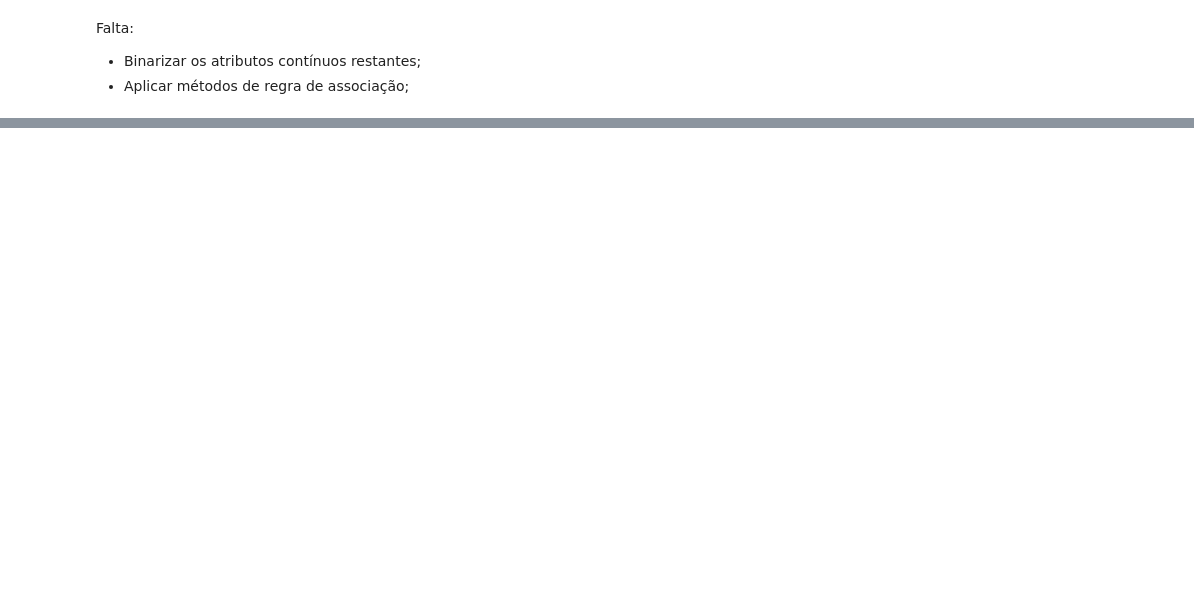
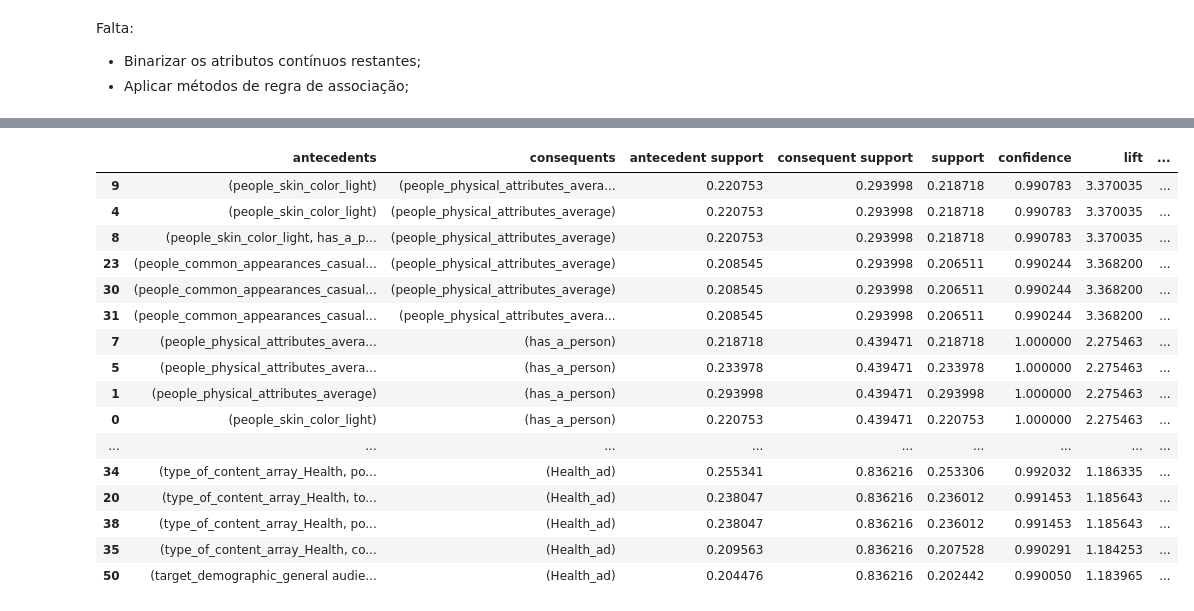
Before and after one commit to Patrick448/Data-Mining, a Jupyter notebook: 3-association-rules/association-rules.ipynb, the cells around one changed output, grey strips where cells are left out. Cells and saved outputs as stored; diff of their text form; code cells hidden in the pictures; blank space fills up the shorter version.

Commit message:
adiciona algoritmo inicial de regras de associação

```diff
--- a/3-association-rules/association-rules.ipynb
+++ b/3-association-rules/association-rules.ipynb
@@ -188,3 +190,5 @@ Falta:
 - Binarizar os atributos contínuos restantes;
 - Aplicar métodos de regra de associação;
 # %%
+for col in list_of_numeric_cols:
+    df[col] = df[col].apply(lambda x: True if x > 0 else False)
@@ -192,0 +211,5 @@ NameError: name 'followers' is not defined
+# %%
+from mlxtend.frequent_patterns import apriori
+
+itemsets = apriori(df, min_support=0.2, use_colnames=True)
+itemsets
@@ -192,0 +230,23 @@ NameError: name 'followers' is not defined
+# %%
+from mlxtend.frequent_patterns import association_rules
+
+regras = association_rules(itemsets, metric="confidence", min_threshold=0.99)
+regras.sort_values(by="lift", ascending=False)
+# %% [output]
+|  | antecedents | consequents | antecedent support | consequent support | support | confidence | lift | ... |
+| 9 | (people_skin_color_light) | (people_physical_attributes_avera... | 0.220753 | 0.293998 | 0.218718 | 0.990783 | 3.370035 | ... |
+| 4 | (people_skin_color_light) | (people_physical_attributes_average) | 0.220753 | 0.293998 | 0.218718 | 0.990783 | 3.370035 | ... |
+| 8 | (people_skin_color_light, has_a_p... | (people_physical_attributes_average) | 0.220753 | 0.293998 | 0.218718 | 0.990783 | 3.370035 | ... |
+| 23 | (people_common_appearances_casual... | (people_physical_attributes_average) | 0.208545 | 0.293998 | 0.206511 | 0.990244 | 3.368200 | ... |
+| 30 | (people_common_appearances_casual... | (people_physical_attributes_average) | 0.208545 | 0.293998 | 0.206511 | 0.990244 | 3.368200 | ... |
+| 31 | (people_common_appearances_casual... | (people_physical_attributes_avera... | 0.208545 | 0.293998 | 0.206511 | 0.990244 | 3.368200 | ... |
+| 7 | (people_physical_attributes_avera... | (has_a_person) | 0.218718 | 0.439471 | 0.218718 | 1.000000 | 2.275463 | ... |
+| 5 | (people_physical_attributes_avera... | (has_a_person) | 0.233978 | 0.439471 | 0.233978 | 1.000000 | 2.275463 | ... |
+| 1 | (people_physical_attributes_average) | (has_a_person) | 0.293998 | 0.439471 | 0.293998 | 1.000000 | 2.275463 | ... |
+| 0 | (people_skin_color_light) | (has_a_person) | 0.220753 | 0.439471 | 0.220753 | 1.000000 | 2.275463 | ... |
+| ... | ... | ... | ... | ... | ... | ... | ... | ... |
+| 34 | (type_of_content_array_Health, po... | (Health_ad) | 0.255341 | 0.836216 | 0.253306 | 0.992032 | 1.186335 | ... |
+| 20 | (type_of_content_array_Health, to... | (Health_ad) | 0.238047 | 0.836216 | 0.236012 | 0.991453 | 1.185643 | ... |
+| 38 | (type_of_content_array_Health, po... | (Health_ad) | 0.238047 | 0.836216 | 0.236012 | 0.991453 | 1.185643 | ... |
+| 35 | (type_of_content_array_Health, co... | (Health_ad) | 0.209563 | 0.836216 | 0.207528 | 0.990291 | 1.184253 | ... |
+| 50 | (target_demographic_general audie... | (Health_ad) | 0.204476 | 0.836216 | 0.202442 | 0.990050 | 1.183965 | ... |
```
Also changed, not shown: parts of 6 cells of this notebook.
